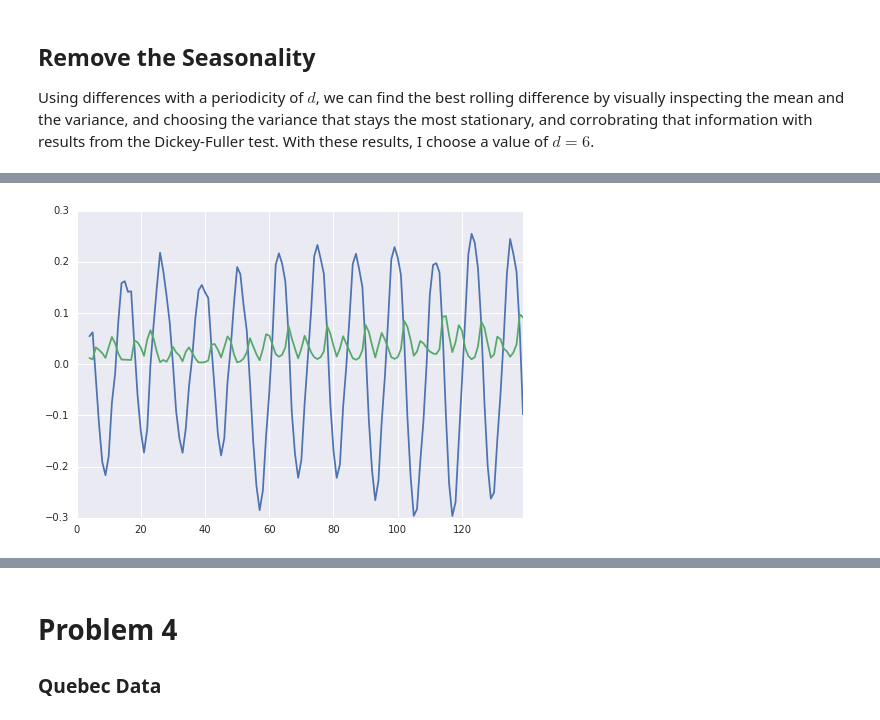
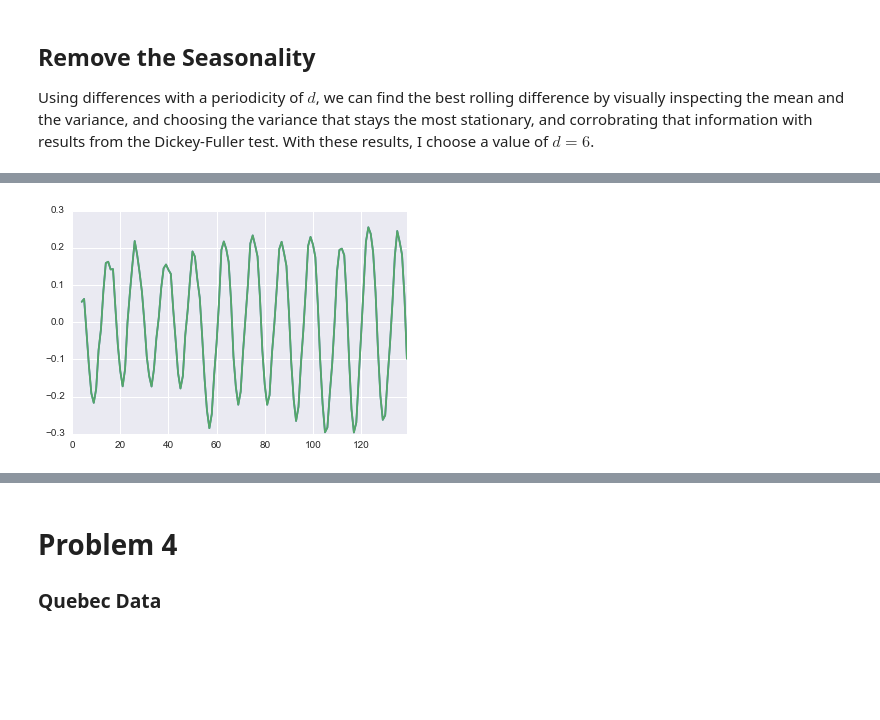
Before and after one commit to RohanNagar/datasciencelab-utaustin, a Jupyter notebook: lab10/lab10.ipynb, the cells around one changed output, grey strips where cells are left out. Cells and saved outputs as stored; diff of their text form; code cells hidden in the pictures; blank space fills up the shorter version.

```diff
--- a/lab10/lab10.ipynb
+++ b/lab10/lab10.ipynb
@@ -348,5 +341,5 @@ adfuller(seasonal_diff[1])
 # %%
-seasonal_diff[4].rolling(window=5).mean().plot()
-seasonal_diff[4].rolling(window=5).var().plot()
+pd.rolling_mean(seasonal_diff[4], window=5).plot()
+pd.rolling_mean(seasonal_diff[4], window=5).plot()
 adfuller(seasonal_diff[4])
 # %% [output]
@@ -359,2 +352,2 @@ adfuller(seasonal_diff[4])
-[figure, old version]
+[figure, new version]
 # %%
```
Also changed, not shown: parts of 28 cells of this notebook, 1 other file.
